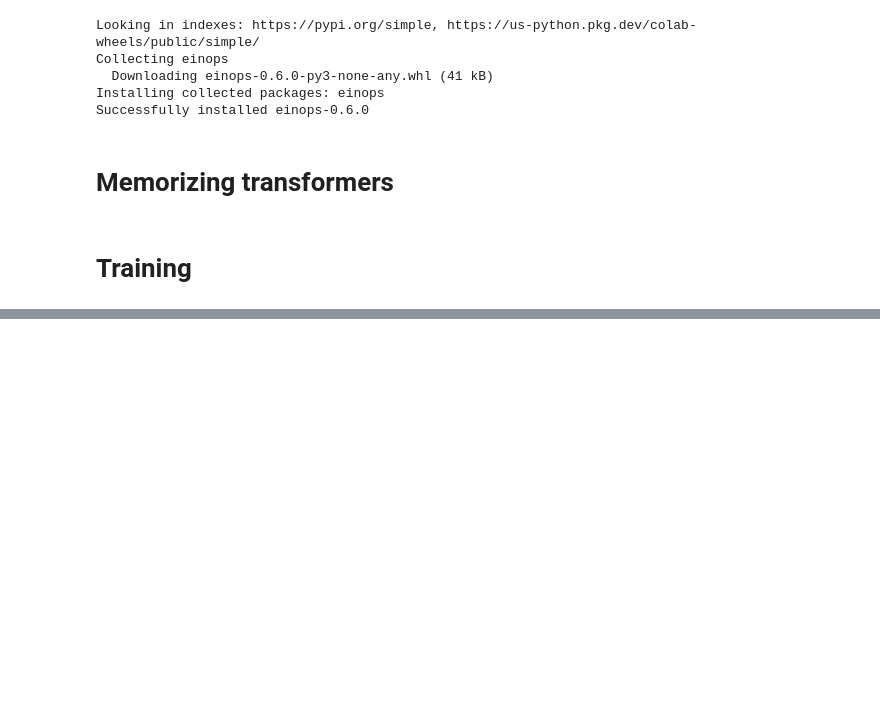
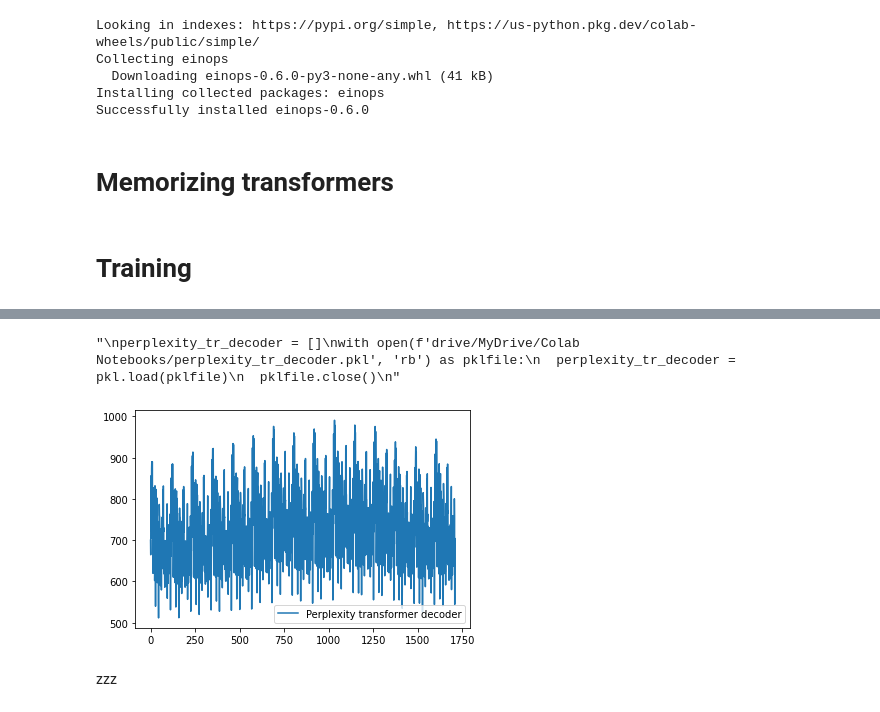
Before and after one commit to whoami-Lory271/NN-project-memorizing-transformers, a Jupyter notebook: NN_project_Antonelli_DeSantis.ipynb, the cells around one changed output, grey strips where cells are left out. Saved outputs shown, nothing was run; the diff lists cells and outputs as text; code cells hidden in the pictures; blank space fills up the shorter version.

Commit message:
Creato con Colaboratory

```diff
--- a/NN_project_Antonelli_DeSantis.ipynb
+++ b/NN_project_Antonelli_DeSantis.ipynb
@@ -786,0 +1057,29 @@ training loss: 3.645186424255371
+# %%
+# constants
+
+BATCH_SIZE = 8
+SEQ_LEN = 256
+SEGMENTS = 5
+HEADS = 8
+DIM_HEAD = SEQ_LEN // HEADS
+DIM_HEAD_BERT = 768 // HEADS
+LEARNING_RATE = 2e-4
+MAX_GRAD_CLIP_NORM = 0.5
+
+EVAL_EVERY = 20
+CHECKPOINT = 5
+# %%
+device = torch.device("cuda" if torch.cuda.is_available() else "cpu")
+
+tr_decoder = TransformerDecoder(
+    num_tokens = vocabulary,
+    d = SEQ_LEN,
+    depth = 10,
+    heads = HEADS,
+    hidden_size = 5000,
+    batch_size = BATCH_SIZE,
+    use_bert = True
+).to(device)
+
+train_loader_ = DataLoader(train_ds, batch_size = BATCH_SIZE, shuffle = False, drop_last = True)
+test_loader_ = DataLoader(test_ds, batch_size = BATCH_SIZE, shuffle = False, drop_last = True)
@@ -786,0 +1362,19 @@ training loss: 3.645186424255371
+# %%
+"""
+perplexity_tr_decoder = []
+with open(f'drive/MyDrive/Colab Notebooks/perplexity_tr_decoder.pkl', 'rb') as pklfile:
+  perplexity_tr_decoder = pkl.load(pklfile)
+  pklfile.close()
+"""
+# %% [output]
+"\nperplexity_tr_decoder = []\nwith open(f'drive/MyDrive/Colab Notebooks/perplexity_tr_decoder.pkl', 'rb') as pklfile:\n  perplexity_tr_decoder = pkl.load(pklfile)\n  pklfile.close()\n"
+# %%
+perplexity_tr_decoder = [t.to("cpu").item() for t in perplexity_tr_decoder]
+# %%
+plt.plot(perplexity_tr_decoder, label = 'Perplexity transformer decoder')
+plt.legend()
+plt.show()
+# %% [output]
+[figure, added]
+# %% [markdown]
+zzz
```
Also changed, not shown: parts of 37 cells of this notebook.
